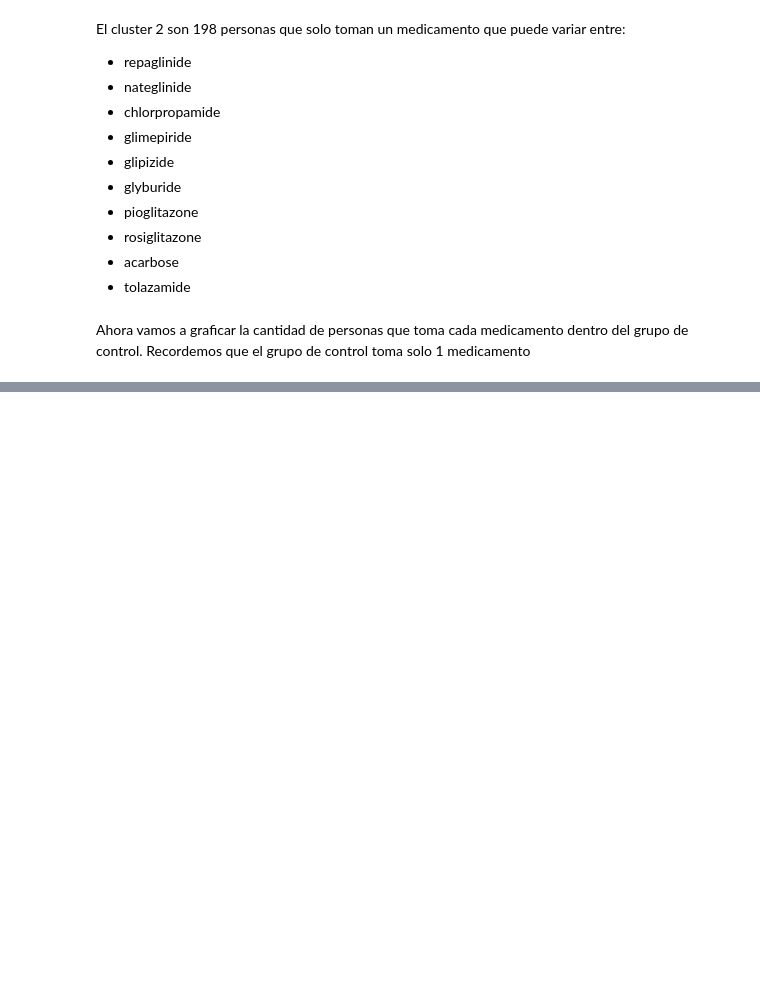
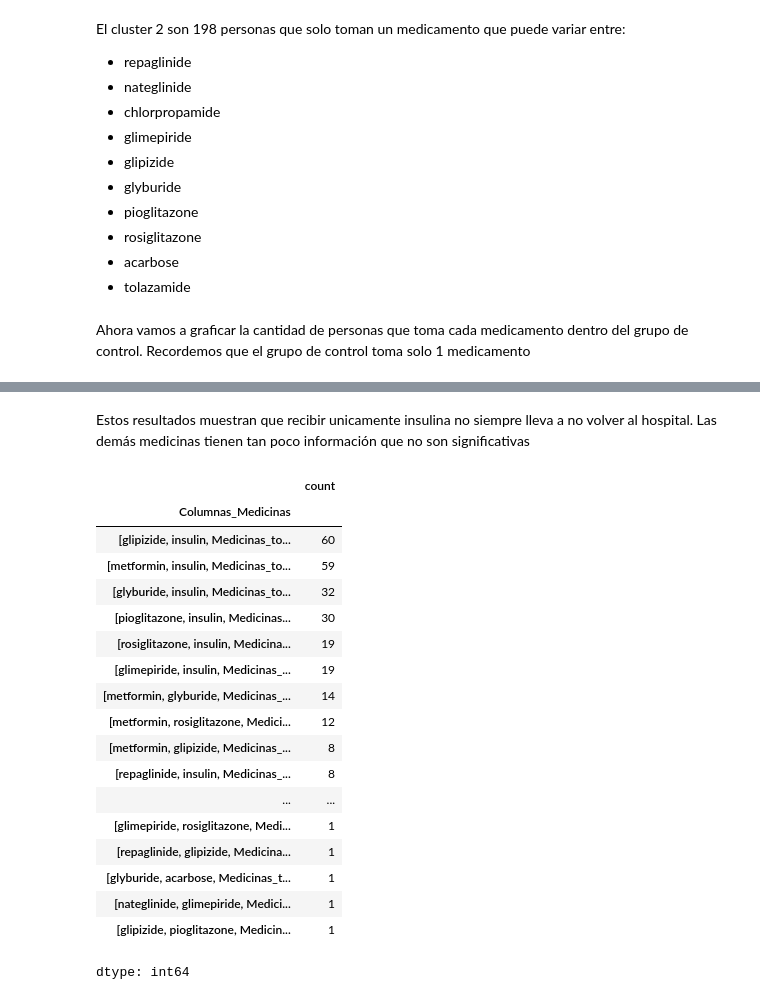
Before and after one commit to nhernandezz970408/Diabetes_Globant_Challenge, a Jupyter notebook: src/Analisis_exploratorio.ipynb, the cells around one changed output, grey strips where cells are left out. Cells and saved outputs as stored; diff of their text form; code cells hidden in the pictures; blank space fills up the shorter version.

```diff
--- a/src/Analisis_exploratorio.ipynb
+++ b/src/Analisis_exploratorio.ipynb
@@ -440,0 +728,13 @@ Conclusiones grupo de control
+# %%
+med_group1_2 = group1_2[['metformin', 'repaglinide', 'nateglinide', 'chlorpropamide',
+                                   'glimepiride', 'acetohexamide', 'glipizide', 'glyburide',
+                                   'tolbutamide', 'pioglitazone', 'rosiglitazone', 'acarbose',
+                                   'miglitol', 'troglitazone', 'tolazamide', 'examide',
+                                   'citoglipton', 'insulin', 'glyburide-metformin',
+                                   'glipizide-metformin', 'glimepiride-pioglitazone',
+                                   'metformin-rosiglitazone', 'metformin-pioglitazone']]
+
+med_group1_2 = med_group1_2.loc[:, med_group1_2.nunique() > 1] #Quitamos las columnas que solo tienen un valor constante
+med_group1_2['Medicinas_tomadas'] = med_group1_2.apply(lambda row: (row != 'No').sum(), axis=1)
+fig = px.histogram(med_group1_2, x='Medicinas_tomadas', nbins=11, title='Distribución del número de medicinas tomadas al tiempo')
+fig.show()
@@ -440,0 +795,27 @@ Conclusiones grupo de control
+# %% [markdown]
+Estos resultados muestran que recibir unicamente insulina no siempre lleva a no volver al hospital. Las demás medicinas tienen tan poco información que no son significativas
+# %%
+med_group1_2_2 = med_group1_2[med_group1_2['Medicinas_tomadas'] == 2]
+
+med_group1_2_2['Columnas_Medicinas'] = med_group1_2_2.apply(find_columns_with_non_no_values, axis=1)
+med_group1_2_2['Columnas_Medicinas'] .value_counts()
+# %% [output]
+|  | count |
+| Columnas_Medicinas |  |
+| [glipizide, insulin, Medicinas_to... | 60 |
+| [metformin, insulin, Medicinas_to... | 59 |
+| [glyburide, insulin, Medicinas_to... | 32 |
+| [pioglitazone, insulin, Medicinas... | 30 |
+| [rosiglitazone, insulin, Medicina... | 19 |
+| [glimepiride, insulin, Medicinas_... | 19 |
+| [metformin, glyburide, Medicinas_... | 14 |
+| [metformin, rosiglitazone, Medici... | 12 |
+| [metformin, glipizide, Medicinas_... | 8 |
+| [repaglinide, insulin, Medicinas_... | 8 |
+| ... | ... |
+| [glimepiride, rosiglitazone, Medi... | 1 |
+| [repaglinide, glipizide, Medicina... | 1 |
+| [glyburide, acarbose, Medicinas_t... | 1 |
+| [nateglinide, glimepiride, Medici... | 1 |
+| [glipizide, pioglitazone, Medicin... | 1 |
+dtype: int64
```
Also changed, not shown: parts of 64 cells of this notebook.
